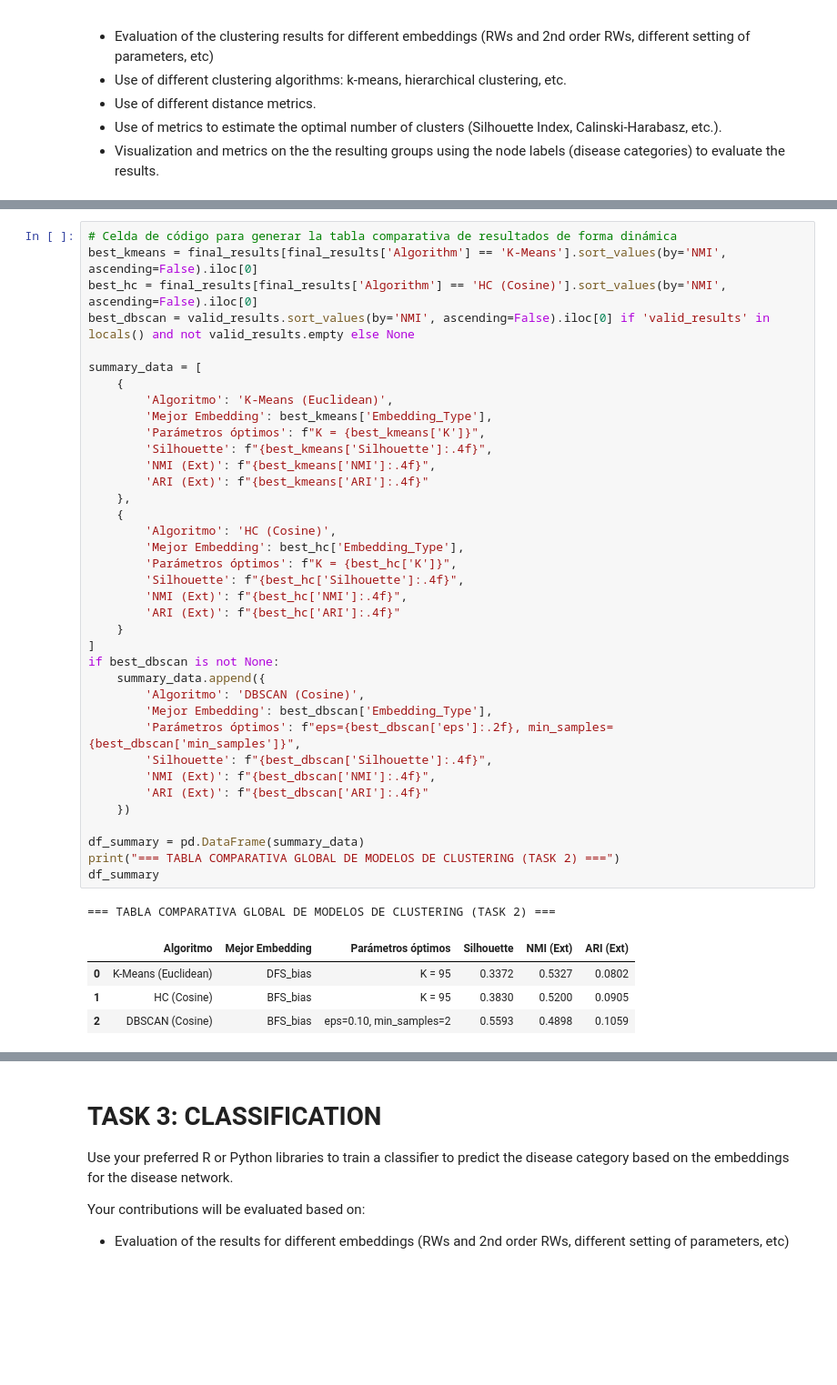
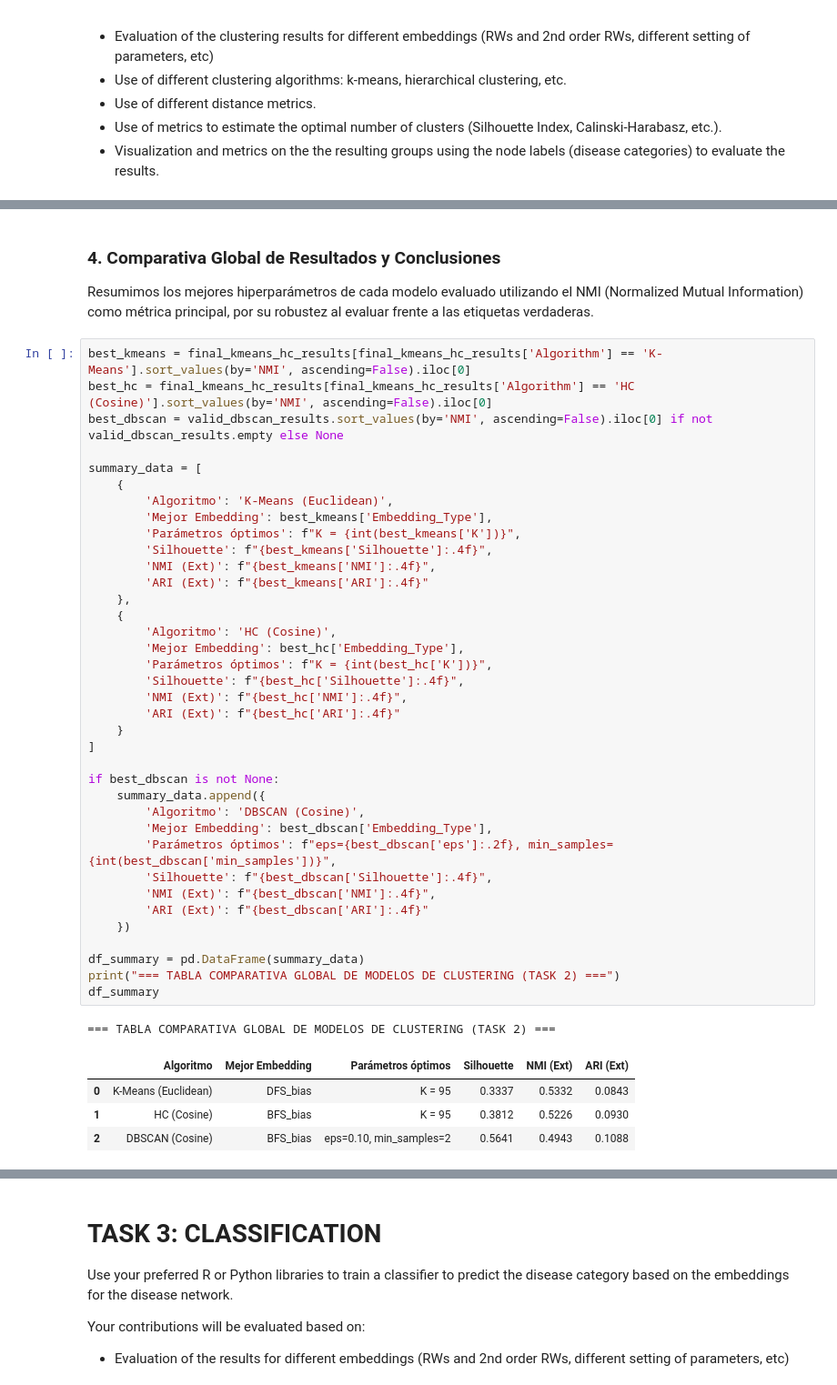
Before and after one commit to pcaleyas/GRL-HumanDiseaseNetwork, a Jupyter notebook: GRLredes.ipynb, the cells around one changed output, grey strips where cells are left out. Shown at 91% size. Drawn from its saved outputs; the diff is of its cells as text; blank space fills up the shorter version.

```diff
--- a/GRLredes.ipynb
+++ b/GRLredes.ipynb
@@ -618,43 +485,47 @@ En base a los experimentos realizados con K-Means, Clustering Jerárquico y DBSC
+# %% [markdown]
+### 4. Comparativa Global de Resultados y Conclusiones
+
+Resumimos los mejores hiperparámetros de cada modelo evaluado utilizando el NMI (Normalized Mutual Information) como métrica principal, por su robustez al evaluar frente a las etiquetas verdaderas.
 # %%
-# Celda de código para generar la tabla comparativa de resultados de forma dinámica
-best_kmeans = final_results[final_results['Algorithm'] == 'K-Means'].sort_values(by='NMI', ascending=False).iloc[0]
-best_hc = final_results[final_results['Algorithm'] == 'HC (Cosine)'].sort_values(by='NMI', ascending=False).iloc[0]
-best_dbscan = valid_results.sort_values(by='NMI', ascending=False).iloc[0] if 'valid_results' in locals() and not valid_results.empty else None
+best_kmeans = final_kmeans_hc_results[final_kmeans_hc_results['Algorithm'] == 'K-Means'].sort_values(by='NMI', ascending=False).iloc[0]
+best_hc = final_kmeans_hc_results[final_kmeans_hc_results['Algorithm'] == 'HC (Cosine)'].sort_values(by='NMI', ascending=False).iloc[0]
+best_dbscan = valid_dbscan_results.sort_values(by='NMI', ascending=False).iloc[0] if not valid_dbscan_results.empty else None
 
 summary_data = [
     {
         'Algoritmo': 'K-Means (Euclidean)',
         'Mejor Embedding': best_kmeans['Embedding_Type'],
-        'Parámetros óptimos': f"K = {best_kmeans['K']}",
+        'Parámetros óptimos': f"K = {int(best_kmeans['K'])}",
         'Silhouette': f"{best_kmeans['Silhouette']:.4f}",
         'NMI (Ext)': f"{best_kmeans['NMI']:.4f}",
         'ARI (Ext)': f"{best_kmeans['ARI']:.4f}"
     },
     {
         'Algoritmo': 'HC (Cosine)',
         'Mejor Embedding': best_hc['Embedding_Type'],
-        'Parámetros óptimos': f"K = {best_hc['K']}",
+        'Parámetros óptimos': f"K = {int(best_hc['K'])}",
         'Silhouette': f"{best_hc['Silhouette']:.4f}",
         'NMI (Ext)': f"{best_hc['NMI']:.4f}",
         'ARI (Ext)': f"{best_hc['ARI']:.4f}"
     }
 ]
+
 if best_dbscan is not None:
     summary_data.append({
         'Algoritmo': 'DBSCAN (Cosine)',
         'Mejor Embedding': best_dbscan['Embedding_Type'],
-        'Parámetros óptimos': f"eps={best_dbscan['eps']:.2f}, min_samples={best_dbscan['min_samples']}",
+        'Parámetros óptimos': f"eps={best_dbscan['eps']:.2f}, min_samples={int(best_dbscan['min_samples'])}",
         'Silhouette': f"{best_dbscan['Silhouette']:.4f}",
         'NMI (Ext)': f"{best_dbscan['NMI']:.4f}",
         'ARI (Ext)': f"{best_dbscan['ARI']:.4f}"
     })
 
 df_summary = pd.DataFrame(summary_data)
 print("=== TABLA COMPARATIVA GLOBAL DE MODELOS DE CLUSTERING (TASK 2) ===")
 df_summary
 # %% [output]
 === TABLA COMPARATIVA GLOBAL DE MODELOS DE CLUSTERING (TASK 2) ===
 |  | Algoritmo | Mejor Embedding | Parámetros óptimos | Silhouette | NMI (Ext) | ARI (Ext) |
-| 0 | K-Means (Euclidean) | DFS_bias | K = 95 | 0.3372 | 0.5327 | 0.0802 |
-| 1 | HC (Cosine) | BFS_bias | K = 95 | 0.3830 | 0.5200 | 0.0905 |
-| 2 | DBSCAN (Cosine) | BFS_bias | eps=0.10, min_samples=2 | 0.5593 | 0.4898 | 0.1059 |
+| 0 | K-Means (Euclidean) | DFS_bias | K = 95 | 0.3337 | 0.5332 | 0.0843 |
+| 1 | HC (Cosine) | BFS_bias | K = 95 | 0.3812 | 0.5226 | 0.0930 |
+| 2 | DBSCAN (Cosine) | BFS_bias | eps=0.10, min_samples=2 | 0.5641 | 0.4943 | 0.1088 |
```
Also changed, not shown: parts of 29 cells of this notebook, 5 other files.
